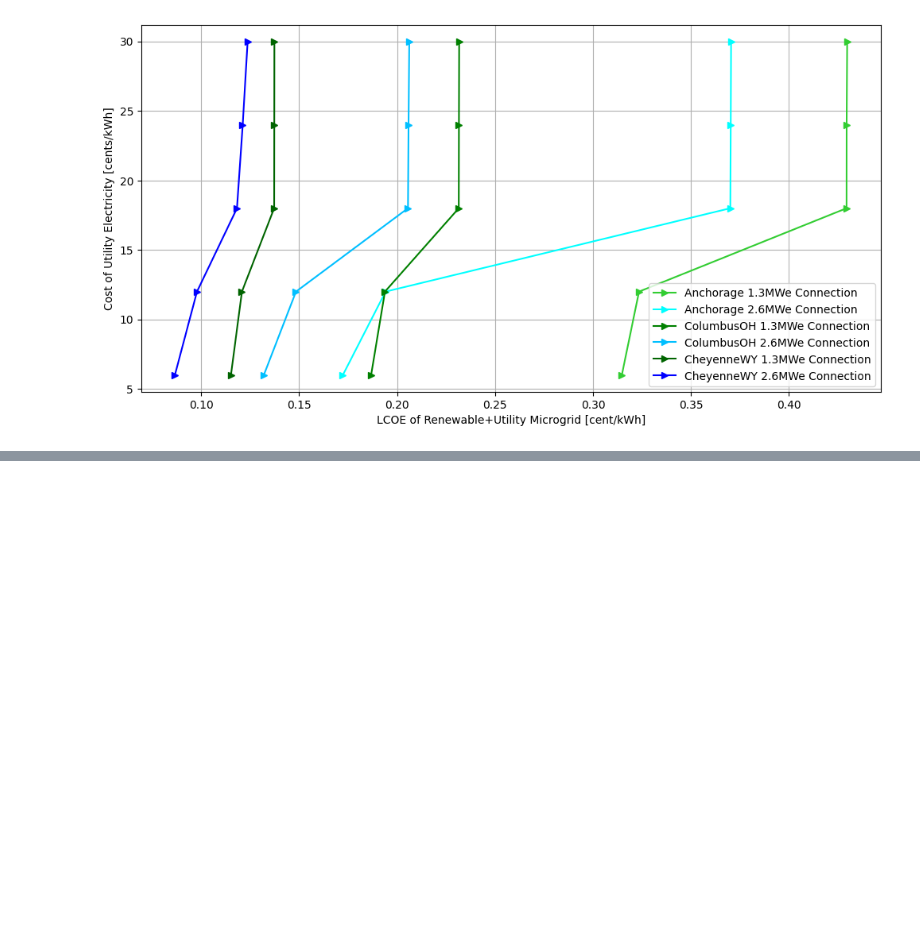
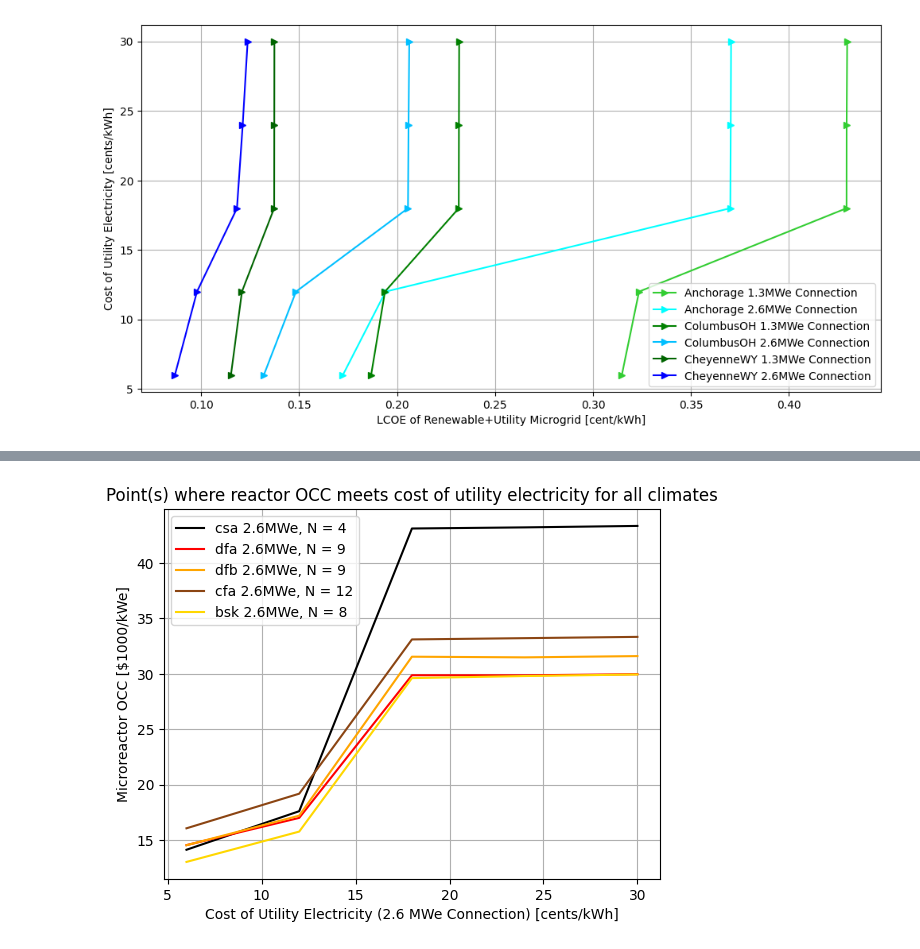
Before and after one commit to uw-reti/homer, a Jupyter notebook: ClimateStudies/OutputProcessing/HOMERDataProcessor.ipynb, the cells around one changed output, grey strips where cells are left out. Drawn from its saved outputs; the diff is of its cells as text; code cells hidden in the pictures; blank space fills up the shorter version.

```diff
--- a/ClimateStudies/OutputProcessing/HOMERDataProcessor.ipynb
+++ b/ClimateStudies/OutputProcessing/HOMERDataProcessor.ipynb
@@ -1180,13 +1180,17 @@ for kcc in koppen:
     LCOE_low_dict_koppen[kcc]   = LCOE_low_dict
 #print(LCOE_high_dict_koppen)
 
-data_strs = ['Cost/COE\n($)']  # 'Architecture/PV\n(kW)','Architecture/GenLarge\n(kW)', 'Architecture/G1500', 'Architecture/1kWh LI','Cost/COE\n($)'
+data_strs = ['Architecture/G1500','Architecture/PV\n(kW)','Cost/COE\n($)']  # 'Architecture/PV\n(kW)','Architecture/GenLarge\n(kW)', 'Architecture/G1500', 'Architecture/1kWh LI','Cost/COE\n($)'
 plot_str  = ['LCOE(Cent/kWh)']    # 'PV (kW)', 'uRX (kW)', 'Wind (kW)', 'Wind(kW)', 'LCOE($/MWh)'
 uRX_cost_dict_koppen={}
 uRX_LCOE_dict_koppen={}
+
+PV_dict_koppen={}
+
+Wind_dict_koppen={}
 for str in range(len(data_strs)):
     string = data_strs[str]
-    plot = plot_str[str]
+    #plot = plot_str[str]
     for kcc in koppen:
         uRX_cost_dict={}
         uRX_LCOE_dict={}
@@ -1219,14 +1223,14 @@ for str in range(len(data_strs)):
                 print('city not in current KCC')
             uRX_cost_dict[j] = uRX_cost_list
             uRX_LCOE_dict[j] = uRX_LCOE_list
-        uRX_cost_dict_koppen[kcc] = uRX_cost_dict
-        uRX_LCOE_dict_koppen[kcc] = uRX_LCOE_dict
+        if string == 'Cost/COE\n($)':
+            uRX_cost_dict_koppen[kcc] = uRX_cost_dict
+            uRX_LCOE_dict_koppen[kcc] = uRX_LCOE_dict
+        elif string=='Architecture/PV\n(kW)':
+            PV_dict_koppen[kcc] = uRX_LCOE_dict
+        elif string=='Architecture/G1500':
+            Wind_dict_koppen[kcc] = uRX_LCOE_dict
 
-#for kcc in uRX_LCOE_dict_koppen:
-#    print(kcc)
-#    for city in uRX_LCOE_dict_koppen[kcc]:
-#        print(city)
-#        print(kcc,city, "->", uRX_LCOE_dict_koppen[kcc][city])
 
 graph_pnts_high_kcc_dict={}
 graph_pnts_low_kcc_dict ={}
@@ -1318,7 +1322,7 @@ for kcc in koppen:
             counter = counter +1
     #print(len(graph_pnts_high_kcc_dict[kcc].keys()))
     averaged_pnts_high = [x/len(graph_pnts_high_kcc_dict[kcc].keys()) for x in avg_pnts_high]
-    averaged_pnts_low  = [x/len(graph_pnts_low_kcc_dict[kcc])  for x in avg_pnts_low]
+    averaged_pnts_low  = [x/len(graph_pnts_low_kcc_dict[kcc].keys())  for x in avg_pnts_low]
     graph_pnts_high_kcc_avg_dict[kcc]=averaged_pnts_high
     graph_pnts_low_kcc_avg_dict[kcc] =averaged_pnts_low
     #print(graph_pnts_high_kcc_avg_dict[kcc])
@@ -1345,35 +1349,40 @@ color_pallete = ['black', 'red', 'orange', 'saddlebrown', 'gold','olivedrab','la
                                                     'indigo', 'fuchsia','crimson', 'lightpink']
 counter = 0
 #plot = 'd'
-descriptor = 'continental'
+descriptor = 'all'
 #koppen=['dfc','dfb','dfa']
 for kcc in koppen:
-    #if plot in kcc[0]:
-    plt.figure()
-    plt.plot([6,12,18,24,30],graph_pnts_low_kcc_avg_dict[kcc],color=color_pallete[counter], linestyle='dashed',label=f'{kcc} 1.3MWe')
-    #plt.yticks(np.arange(0,60,10))
-    plt.errorbar([6,12,18,24,30],graph_pnts_low_kcc_avg_dict[kcc],yerr=[low_err_array[kcc]],capsize=5,color=color_pallete[counter])
-    plt.xlabel('Cost of Utility Electricity (1.3MWe Connection) [cents/kWh]')
-    plt.ylabel('Microreactor OCC [$1000/kWe]')
-    plt.title(f'Point(s) where reactor OCC meets cost of utility electricity for {descriptor} climates')
-    plt.grid(True)
-    plt.legend()
-    counter= counter+1
-    plt.savefig(image_dir + f'/{kcc}_avg_1.3MWe_util_{descriptor}.png')
-    plt.clf()
+    if len(graph_pnts_low_kcc_dict[kcc].keys()) > 3:
+        #if plot in kcc[0]:
+        #print((graph_pnts_low_kcc_avg_dict[kcc]))
+        #plt.figure()
+        plt.plot([6,12,18,24,30],graph_pnts_low_kcc_avg_dict[kcc],color=color_pallete[counter], linestyle='dashed',label=f'{kcc} 1.3MWe, N = {len(graph_pnts_low_kcc_dict[kcc].keys())}')
+        #plt.yticks(np.arange(0,60,10))
+        #plt.errorbar([6,12,18,24,30],graph_pnts_low_kcc_avg_dict[kcc],yerr=[low_err_array[kcc]],capsize=5,color=color_pallete[counter])
+        plt.xlabel('Cost of Utility Electricity (1.3MWe Connection) [cents/kWh]')
+        plt.ylabel('Microreactor OCC [$1000/kWe]')
+        plt.title(f'Point(s) where reactor OCC meets cost of utility electricity for {descriptor} climates')
+        plt.grid(True)
+        plt.legend()
+        counter= counter+1
+    else:
+        pass
+plt.savefig(image_dir + f'/allkcc_avg_1.3MWe_util_{descriptor}.png')
+plt.clf()
 
-#counter = 0
-#for kcc in koppen:
-#    if plot in kcc[0]:
-#        plt.plot([6,12,18,24,30],graph_pnts_high_kcc_avg_dict[kcc],color=color_pallete[counter],label=f'{kcc} 2.6MWe')
-#        #plt.yticks(np.arange(0,60,10))
-#        print('error bars: ',graph_pnts_high_kcc_err_avg_dict[kcc])
-#        plt.errorbar([6,12,18,24,30],graph_pnts_high_kcc_avg_dict[kcc],yerr=graph_pnts_high_kcc_err_avg_dict[kcc],color=color_pallete[counter])
-#        plt.xlabel('Cost of Utility Electricity (2.6 MWe Connection) [cents/kWh]')
-#        plt.ylabel('Microreactor OCC [$1000/kWe]')
-#        plt.title(f'Point(s) where reactor OCC meets cost of utility electricity for {descriptor} climates')
-#        plt.grid(True)
-#        plt.legend()
-#        counter= counter+1
-#plt.savefig(image_dir + f'/kcc_avg_2.6MWe_util_{descriptor}.png')
+counter = 0
+for kcc in koppen:
+    if len(graph_pnts_high_kcc_dict[kcc].keys()) > 3:
+        plt.plot([6,12,18,24,30],graph_pnts_high_kcc_avg_dict[kcc],color=color_pallete[counter],label=f'{kcc} 2.6MWe, N = {len(graph_pnts_high_kcc_dict[kcc].keys())}')
+        #plt.errorbar([6,12,18,24,30],graph_pnts_high_kcc_avg_dict[kcc],yerr=[high_err_array[kcc]],capsize=5,color=color_pallete[counter])
+        plt.xlabel('Cost of Utility Electricity (2.6 MWe Connection) [cents/kWh]')
+        plt.ylabel('Microreactor OCC [$1000/kWe]')
+        plt.title(f'Point(s) where reactor OCC meets cost of utility electricity for {descriptor} climates')
+        plt.grid(True)
+        plt.legend()
+        counter= counter+1
+    else:
+        pass
+plt.savefig(image_dir + f'/allkcc_avg_2.6MWe_util_{descriptor}.png')
+    #plt.clf()
 # %% [output]
@@ -1393,2 +1391,3 @@ for kcc in koppen:
+[figure, added]
 # %%
 import matplotlib as mpl
```
Also changed, not shown: parts of 2 cells of this notebook, 1 other file.
